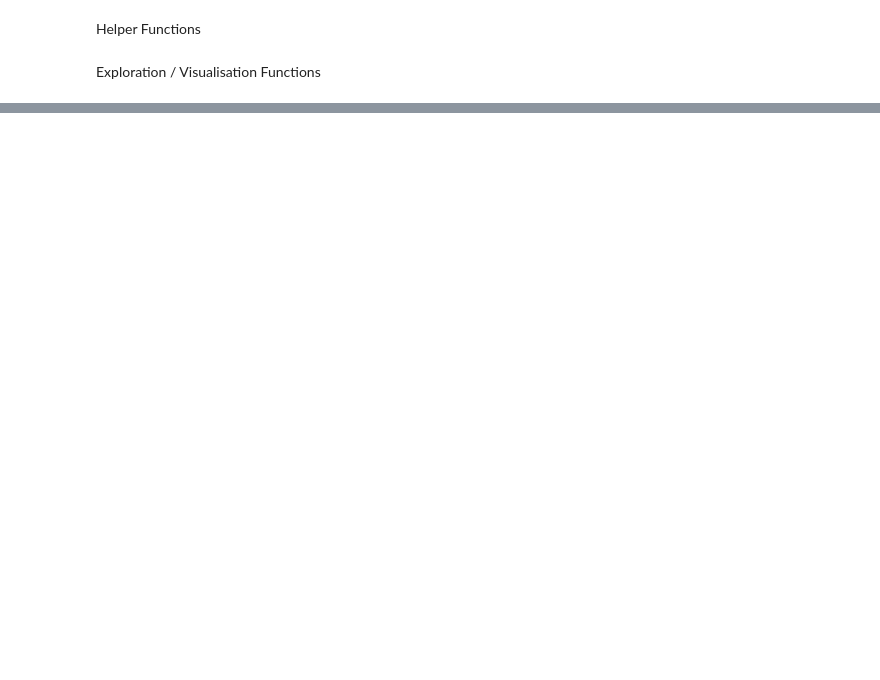
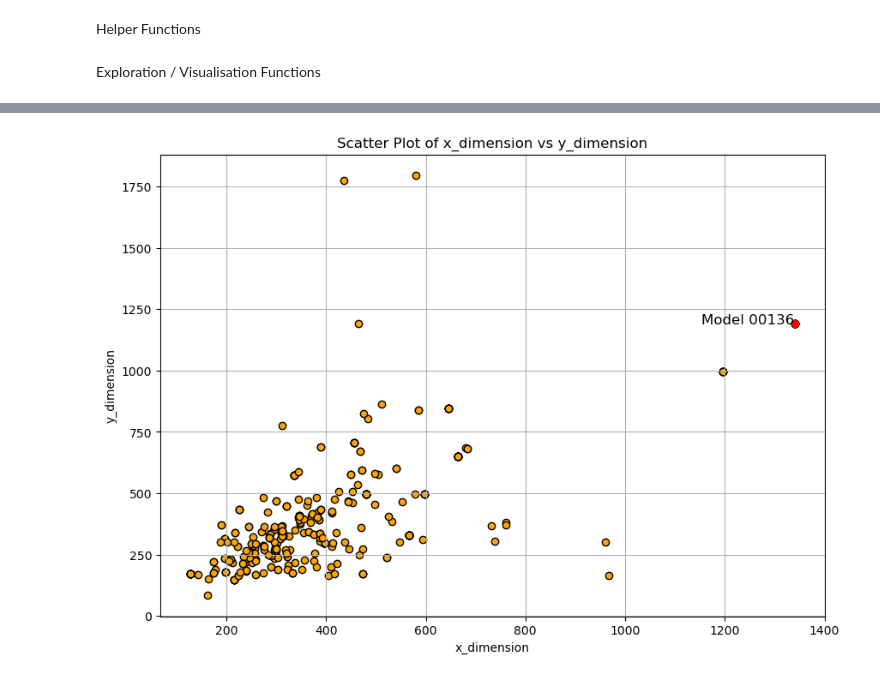
Before and after one commit to Thomas-Bush/dyna-landslide-surrogate, a Jupyter notebook: notebooks/metadata_exploration.ipynb, the cells around one changed output, grey strips where cells are left out. Cells and saved outputs as stored; diff of their text form; code cells hidden in the pictures; blank space fills up the shorter version.

```diff
--- a/notebooks/metadata_exploration.ipynb
+++ b/notebooks/metadata_exploration.ipynb
@@ -90,0 +322,4 @@ plot_resolution_histogram(metadata, 'y')
+# %%
+plot_dimensions_scatter(metadata)
+# %% [output]
+[figure, added]
```
Also changed, not shown: parts of 14 cells of this notebook, 9 other files.
